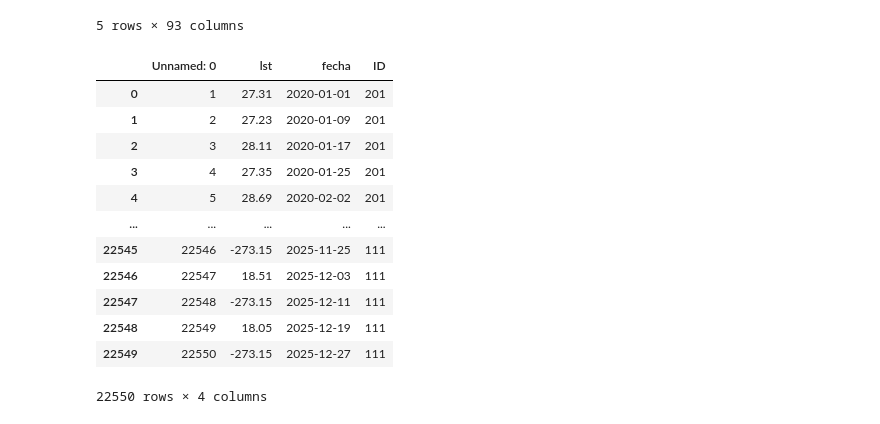
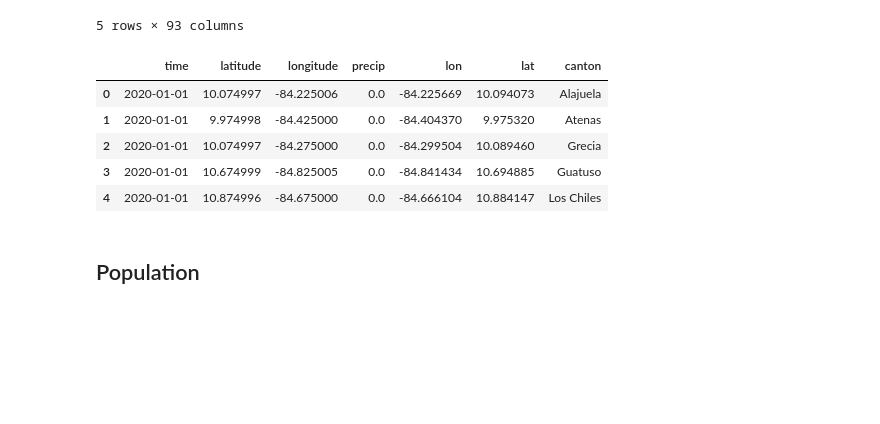
Before and after one commit to artisticlimon/dengue-model, a Jupyter notebook: eda/figures/eda_figs.ipynb, the cells around one changed output. Drawn from its saved outputs; the diff is of its cells as text; code cells hidden in the pictures; blank space fills up the shorter version.

```diff
--- a/eda/figures/eda_figs.ipynb
+++ b/eda/figures/eda_figs.ipynb
@@ -376,19 +376,15 @@ casos.head()
 | 4 | 2020-5 | 179 | 9 | 0 | 0 | 4 | 0 | 0 | 0 | 0 | ... | ... |
 5 rows × 93 columns
 # %%
-lst = pd.read_csv("../../data/raw/baseLST.csv")
+precip = pd.read_csv("../../data/raw/chirps/chirps_precip.csv")
 # %%
+precip.head()
 # %% [output]
-|  | Unnamed: 0 | lst | fecha | ID |
-| 0 | 1 | 27.31 | 2020-01-01 | 201 |
-| 1 | 2 | 27.23 | 2020-01-09 | 201 |
-| 2 | 3 | 28.11 | 2020-01-17 | 201 |
-| 3 | 4 | 27.35 | 2020-01-25 | 201 |
-| 4 | 5 | 28.69 | 2020-02-02 | 201 |
-| ... | ... | ... | ... | ... |
-| 22545 | 22546 | -273.15 | 2025-11-25 | 111 |
-| 22546 | 22547 | 18.51 | 2025-12-03 | 111 |
-| 22547 | 22548 | -273.15 | 2025-12-11 | 111 |
-| 22548 | 22549 | 18.05 | 2025-12-19 | 111 |
-| 22549 | 22550 | -273.15 | 2025-12-27 | 111 |
+|  | time | latitude | longitude | precip | lon | lat | canton |
+| 0 | 2020-01-01 | 10.074997 | -84.225006 | 0.0 | -84.225669 | 10.094073 | Alajuela |
+| 1 | 2020-01-01 | 9.974998 | -84.425000 | 0.0 | -84.404370 | 9.975320 | Atenas |
+| 2 | 2020-01-01 | 10.074997 | -84.275000 | 0.0 | -84.299504 | 10.089460 | Grecia |
+| 3 | 2020-01-01 | 10.674999 | -84.825005 | 0.0 | -84.841434 | 10.694885 | Guatuso |
+| 4 | 2020-01-01 | 10.874996 | -84.675000 | 0.0 | -84.666104 | 10.884147 | Los Chiles |
-22550 rows × 4 columns
+# %% [markdown]
+## Population
```
Also changed, not shown: parts of 11 cells of this notebook, 2 other files.
